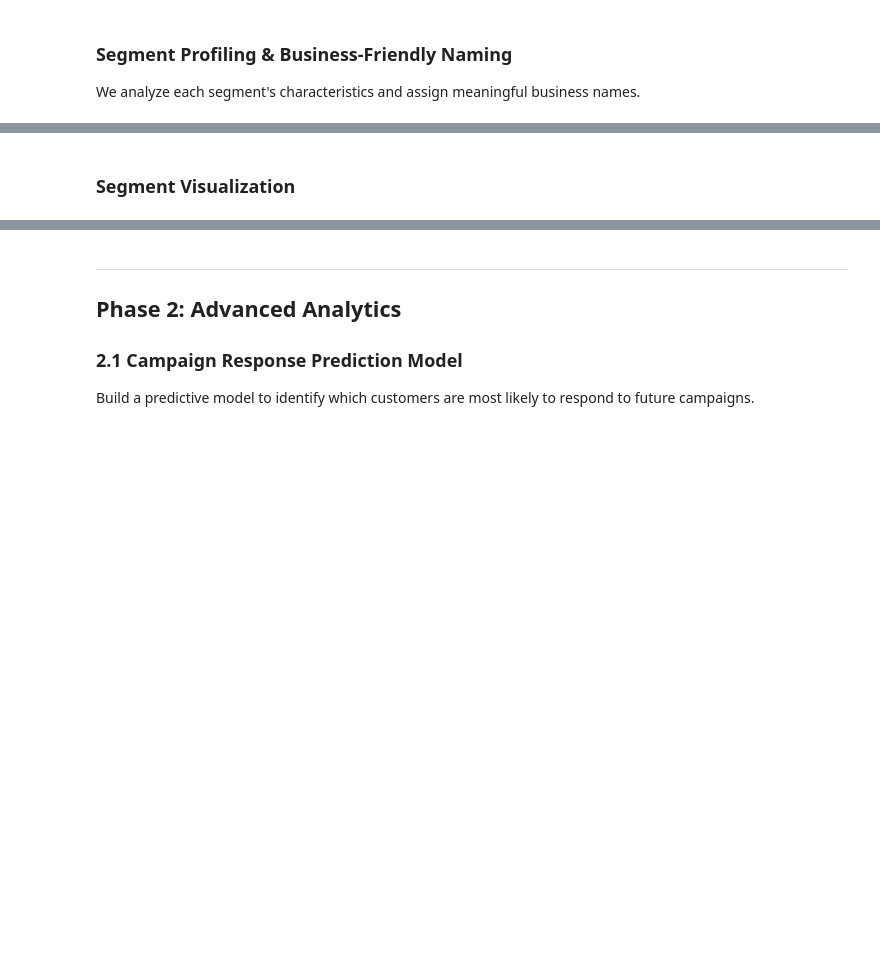
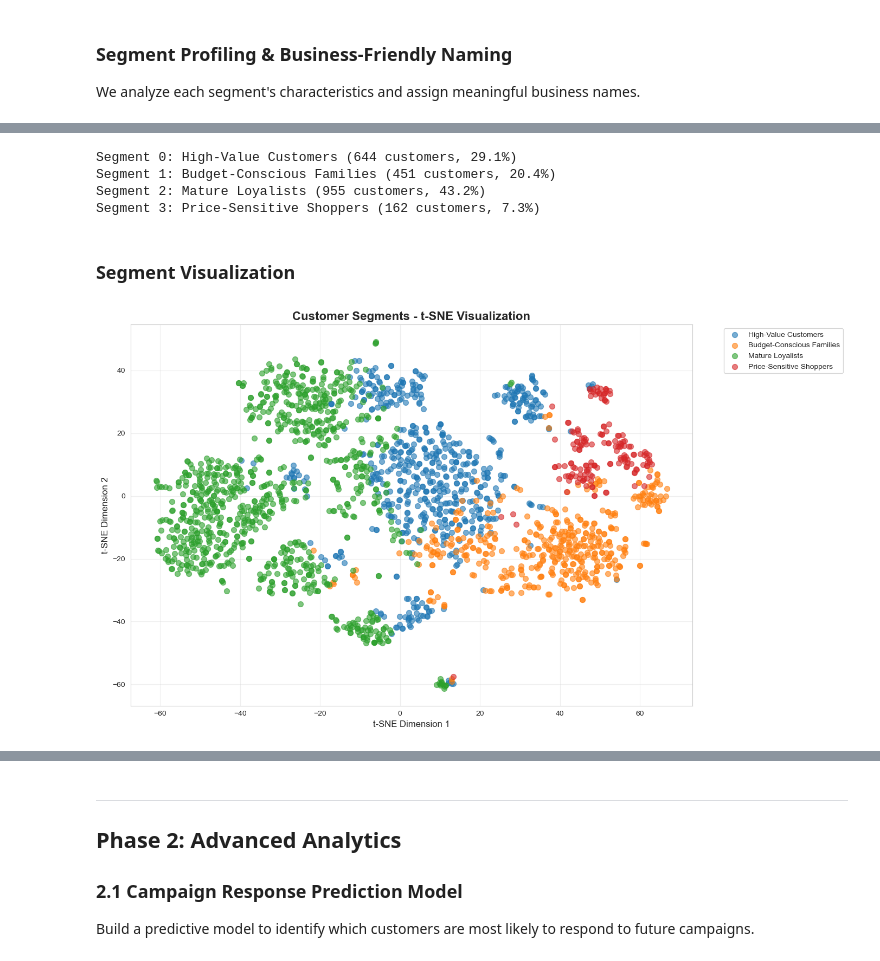
Before and after one commit to alexisvannson/DataForge-Labs, a Jupyter notebook: ClientInsights.ipynb, the cells around one changed output, grey strips where cells are left out. Drawn from its saved outputs; the diff is of its cells as text; code cells hidden in the pictures; blank space fills up the shorter version.

```diff
--- a/ClientInsights.ipynb
+++ b/ClientInsights.ipynb
@@ -153,0 +141,8 @@ print(df[key_features].describe().round(2))
+# %%
+# Total Spending
+df['Total_Spending'] = (df['MntWines'] + df['MntFruits'] + df['MntMeatProducts'] + df['MntFishProducts'] + df['MntSweetProducts'] + df['MntGoldProds'])
+
+# Spending per category ratio
+for category in ['MntWines', 'MntMeatProducts', 'MntFish Products', 'MntFruits', 'MntSweetProducts', 'MntGoldProds']:
+    if category in df.columns:
+        df[f'{category}_Ratio'] = df[category] / (df['Total_Spending'] + 1)
@@ -220,11 +252,9 @@ print(f"\n✓ Recommended number of clusters: {optimal_k}")
 # %%
 # Fit final clustering model
-optimal_k = 5  # Can be adjusted based on silhouette analysis
+optimal_k = 4
 
 kmeans_final = KMeans(n_clusters=optimal_k, random_state=42, n_init=50, max_iter=500)
 df['Segment'] = kmeans_final.fit_predict(X_scaled)
 
-print(f"✓ Clustering complete with {optimal_k} segments")
-print(f"\nSegment distribution:")
+print(f"Silhouette Score: {silhouette_score(X_scaled, df['Segment']):.4f}")
 print(df['Segment'].value_counts().sort_index())
-print(f"\nSilhouette Score: {silhouette_score(X_scaled, df['Segment']):.4f}")
@@ -259,40 +312,45 @@ print(segment_profiles)
 # %%
 # Assign business-friendly names based on segment characteristics
-# This mapping should be customized based on actual segment profiles
+# Only 4 segments included in the mapping
 segment_names = {
-    0: 'High-Value Champions',
+    0: 'High-Value Customers',
     1: 'Budget-Conscious Families',
     2: 'Mature Loyalists',
-    3: 'Price-Sensitive Shoppers',
-    4: 'Affluent Singles'
+    3: 'Price-Sensitive Shoppers'
 }
 
 df['Segment_Name'] = df['Segment'].map(segment_names)
 
-print("\n=== SEGMENT NAMING ===")
 for seg, name in segment_names.items():
     count = len(df[df['Segment'] == seg])
     pct = count / len(df) * 100
     print(f"Segment {seg}: {name} ({count} customers, {pct:.1f}%)")
+# %% [output]
+Segment 0: High-Value Customers (644 customers, 29.1%)
+Segment 1: Budget-Conscious Families (451 customers, 20.4%)
+Segment 2: Mature Loyalists (955 customers, 43.2%)
+Segment 3: Price-Sensitive Shoppers (162 customers, 7.3%)
 # %% [markdown]
 ### Segment Visualization
 # %%
-# PCA visualization
-pca = PCA(n_components=2)
-X_pca = pca.fit_transform(X_scaled)
+# t-SNE visualization
+from sklearn.manifold import TSNE
+
+tsne = TSNE(n_components=2, random_state=42, perplexity=30, n_iter=1000)
+X_tsne = tsne.fit_transform(X_scaled)
 
 plt.figure(figsize=(14, 8))
 for seg in sorted(df['Segment'].unique()):
     mask = df['Segment'] == seg
-    plt.scatter(X_pca[mask, 0], X_pca[mask, 1],
+    plt.scatter(X_tsne[mask, 0], X_tsne[mask, 1],
                 label=segment_names[seg], alpha=0.6, s=50)
 
-plt.xlabel(f'First Principal Component ({pca.explained_variance_ratio_[0]:.1%} variance)', fontsize=12)
-plt.ylabel(f'Second Principal Component ({pca.explained_variance_ratio_[1]:.1%} variance)', fontsize=12)
-plt.title('Customer Segments - PCA Visualization', fontsize=16, fontweight='bold')
+plt.xlabel('t-SNE Dimension 1', fontsize=12)
+plt.ylabel('t-SNE Dimension 2', fontsize=12)
+plt.title('Customer Segments - t-SNE Visualization', fontsize=16, fontweight='bold')
 plt.legend(bbox_to_anchor=(1.05, 1), loc='upper left', fontsize=10)
 plt.grid(True, alpha=0.3)
 plt.tight_layout()
 plt.show()
-
-print(f"Total variance explained: {pca.explained_variance_ratio_.sum():.1%}")
+# %% [output]
+[figure, added]
```
Also changed, not shown: parts of 44 cells of this notebook.
